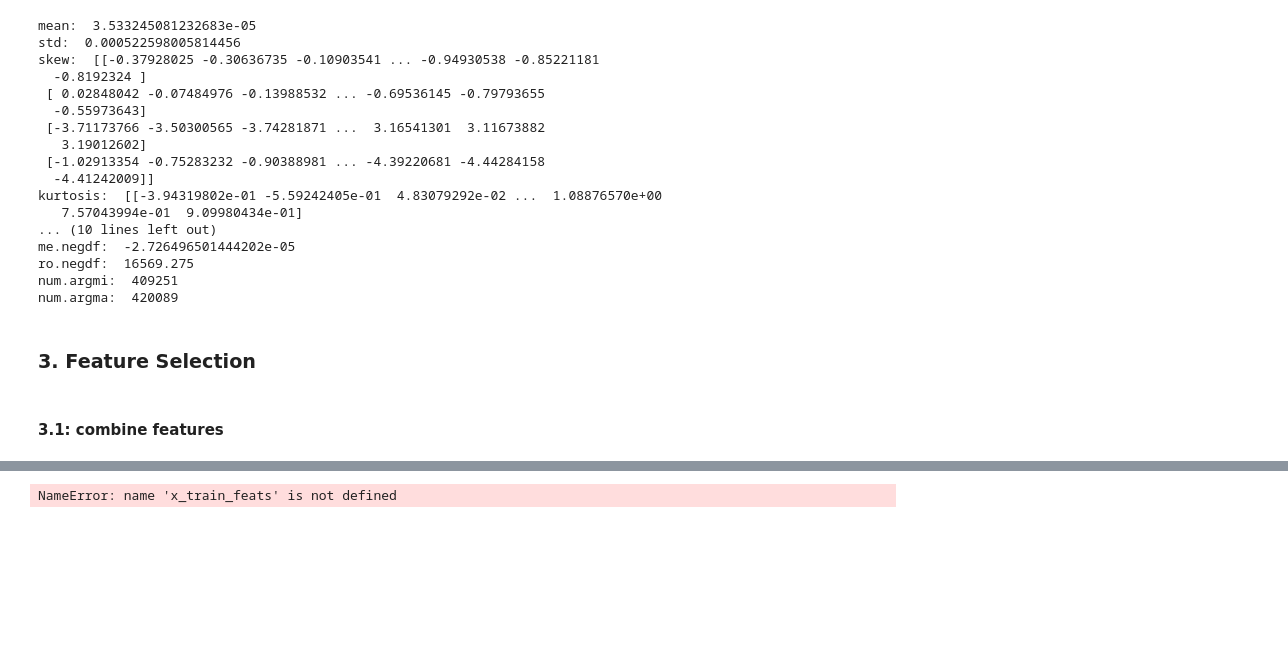
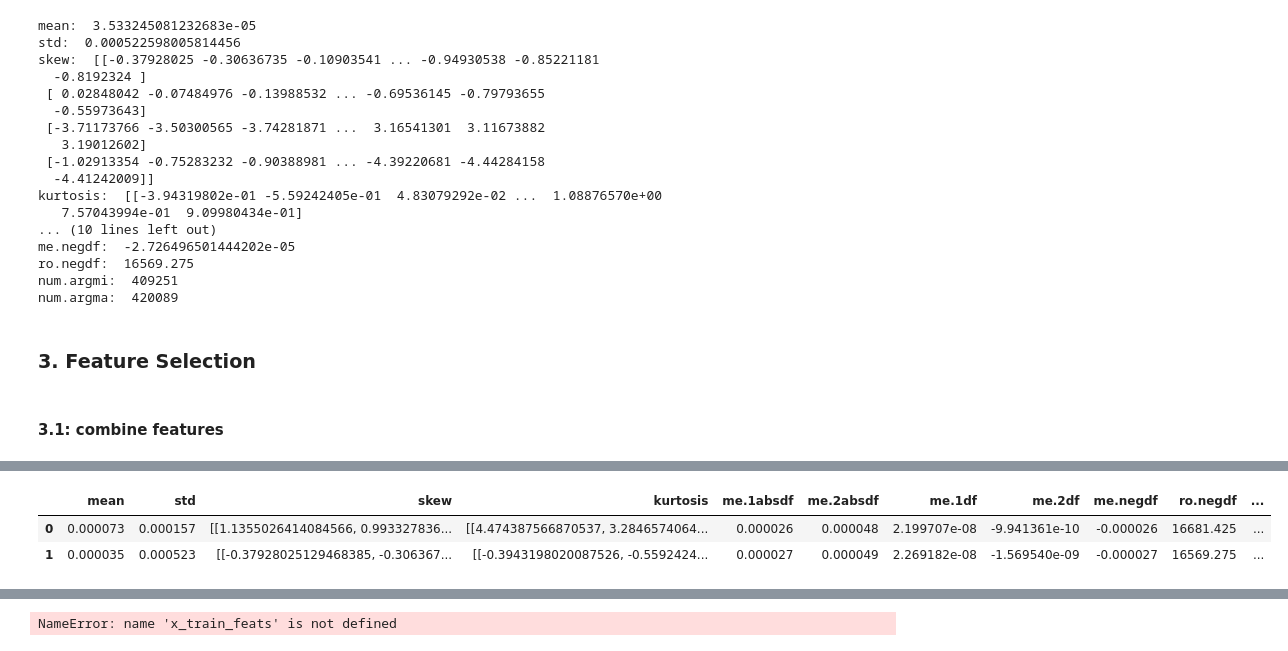
Before and after one commit to Simurgh818/BMED_6517_emotional_state_classifier, a Jupyter notebook: emotional_state_classifier.ipynb, the cells around one changed output, grey strips where cells are left out. Drawn from its saved outputs; the diff is of its cells as text; code cells hidden in the pictures; blank space fills up the shorter version.

```diff
--- a/emotional_state_classifier.ipynb
+++ b/emotional_state_classifier.ipynb
@@ -660,0 +665,7 @@ print(HR_feat,gsr_feat)
+# %%
+eog_emg_df = pd.DataFrame.from_dict([eog_feat, emg_feat])
+eog_emg_df.head()
+# %% [output]
+|  | mean | std | skew | kurtosis | me.1absdf | me.2absdf | me.1df | me.2df | me.negdf | ro.negdf | ... |
+| 0 | 0.000073 | 0.000157 | [[1.1355026414084566, 0.993327836... | [[4.474387566870537, 3.2846574064... | 0.000026 | 0.000048 | 2.199707e-08 | -9.941361e-10 | -0.000026 | 16681.425 | ... |
+| 1 | 0.000035 | 0.000523 | [[-0.37928025129468385, -0.306367... | [[-0.3943198020087526, -0.5592424... | 0.000027 | 0.000049 | 2.269182e-08 | -1.569540e-09 | -0.000027 | 16569.275 | ... |
```
Also changed, not shown: parts of 4 cells of this notebook.
